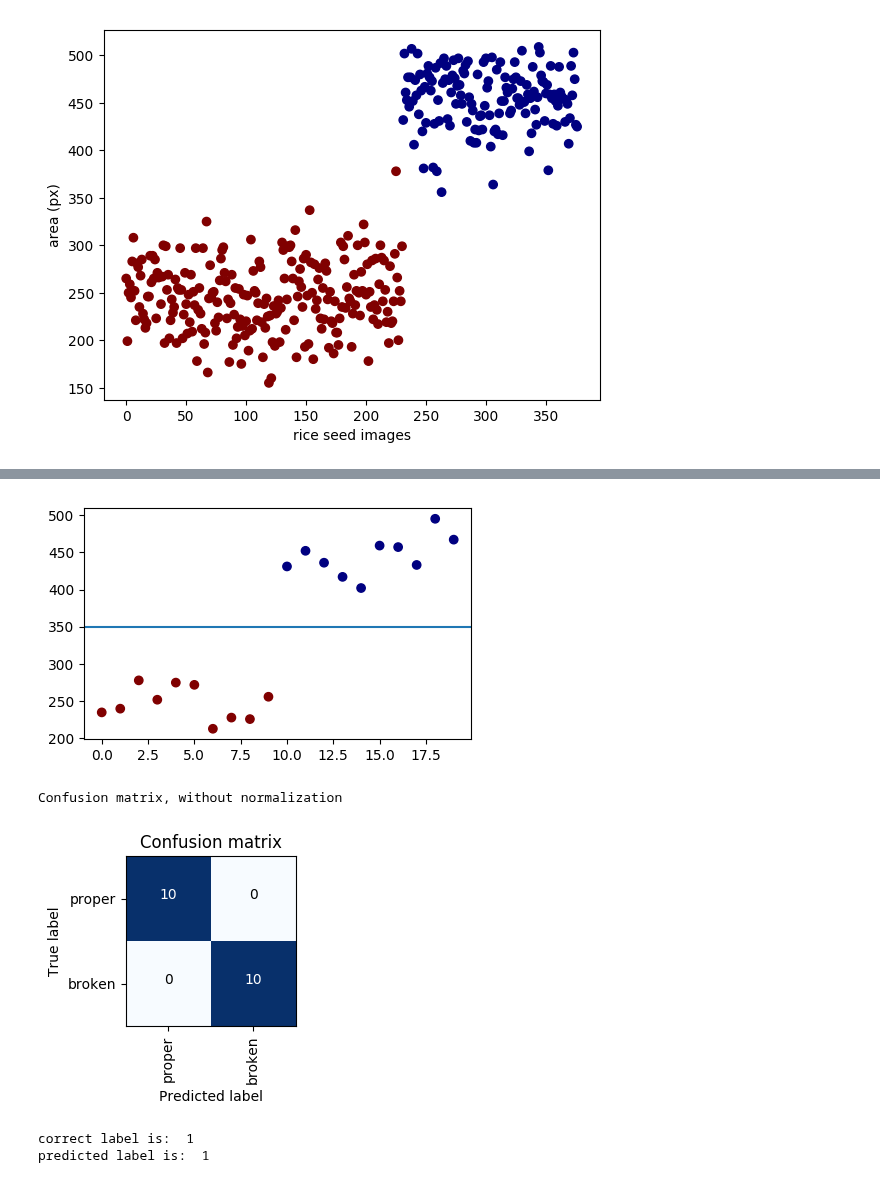
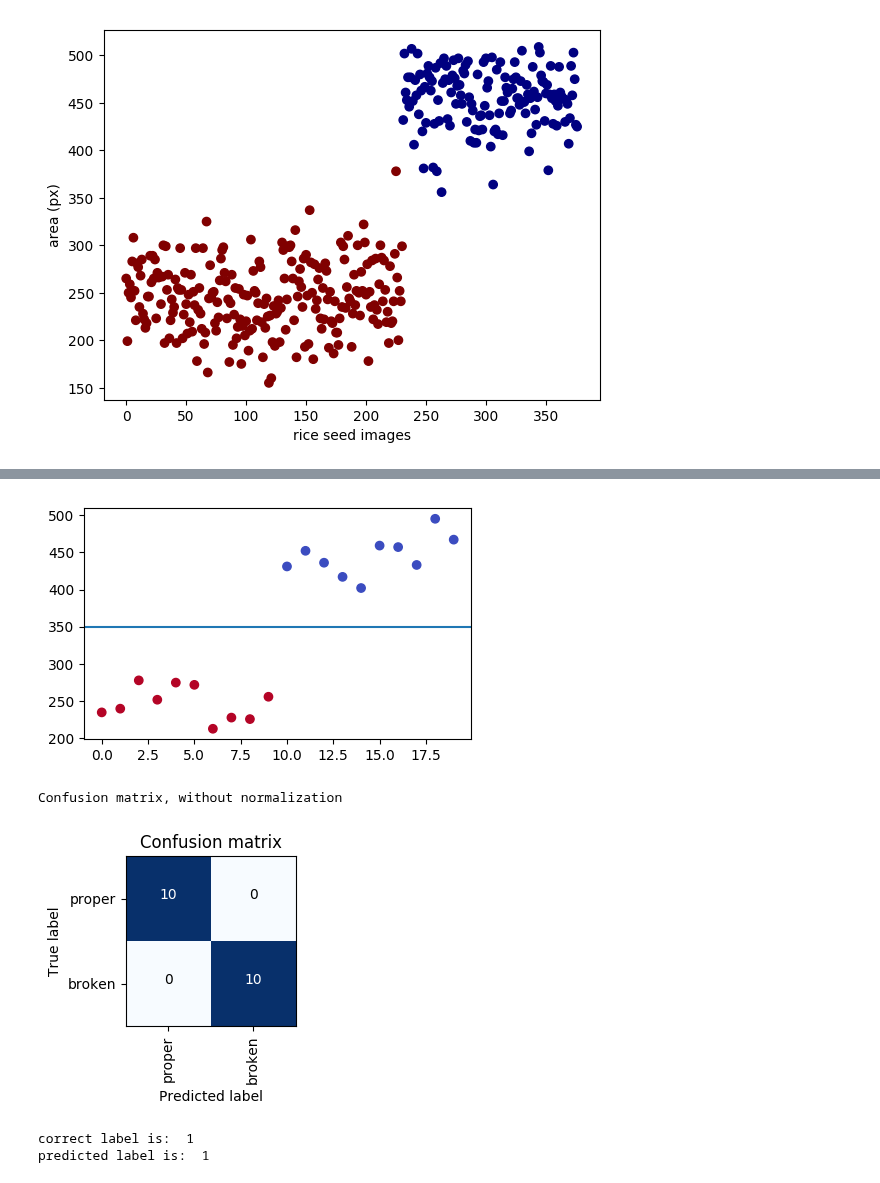
Before and after one commit to totti0223/deep_learning_for_biologists_with_keras, a Jupyter notebook: notebooks/rice_seed_classification.ipynb, the cells around one changed output, grey strips where cells are left out. Drawn from its saved outputs; the diff is of its cells as text; code cells hidden in the pictures.

```diff
--- a/notebooks/rice_seed_classification.ipynb
+++ b/notebooks/rice_seed_classification.ipynb
@@ -260,28 +260,28 @@ Confusion matrix, without normalization
 # %%
 #evaluate it with the test dataset
 test_y_pred = []
 for area in X_test_area:
     if area > area_threshold:
         test_y_pred.append(0)
     else:
         test_y_pred.append(1)
 
 #plot scatter with threshold line
 plt.figure(figsize=(5,3))
-plt.scatter(range(len(X_test_area)),X_test_area,c=y_test,cmap="jet")
+plt.scatter(range(len(X_test_area)),X_test_area,c=y_test,cmap=plt.cm.coolwarm)
 plt.axhline(y=area_threshold)
 #plt.plot([100,0],[100,350],'k-',lw=2)
 plt.show()
 
 #calculate confusion matrix
 cnf = confusion_matrix(y_test, test_y_pred)
 
 #confusion matrix in figure
 plt.figure(figsize=(3,3))
 plot_confusion_matrix(cnf, classes=["proper","broken"])
 plt.show()
 # %% [output]
-[figure, old version]
+[figure, new version]
 Confusion matrix, without normalization
 [figure]
 # %%
```
Also changed, not shown: parts of 18 cells of this notebook.
